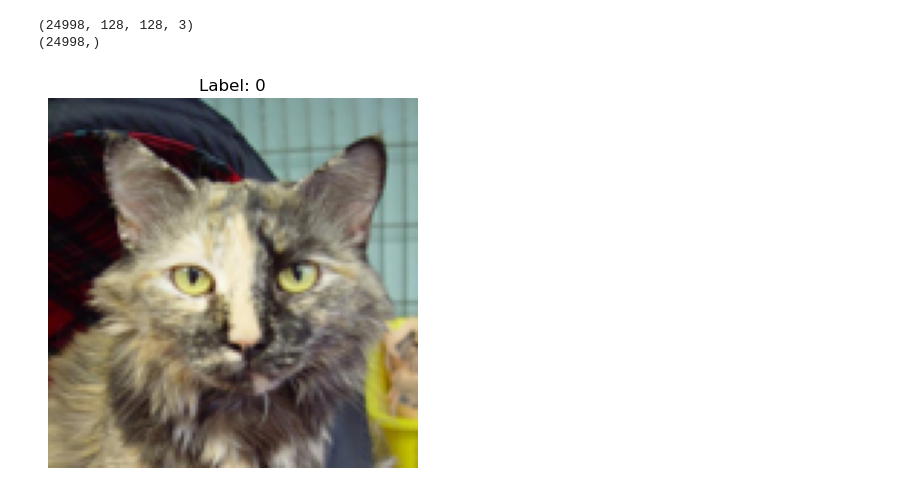
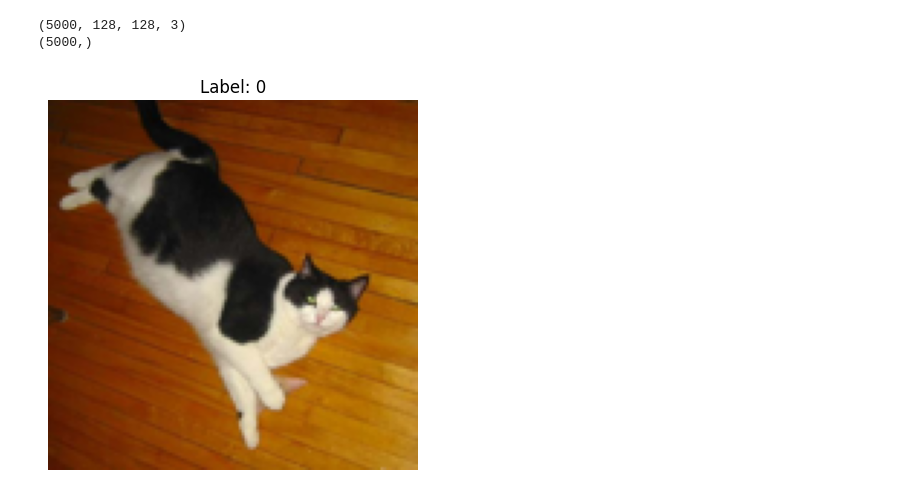
Before and after one commit to Horo27/Neural-Network-Examples, a Jupyter notebook: cats-dogs-classifier.ipynb, the cells around one changed output. Drawn from its saved outputs; the diff is of its cells as text; code cells hidden in the pictures.

```diff
--- a/cats-dogs-classifier.ipynb
+++ b/cats-dogs-classifier.ipynb
@@ -25,7 +26,7 @@ import os
 from PIL import Image
 import matplotlib.pyplot as plt
 # %%
-def load_images_from_folder(folder, label, img_size=(64,64), max_images=None):
+def load_images_from_folder(folder, label, img_size=(64,64), max_images=2500):
     images, labels = [], []
     for i, filename in enumerate(os.listdir(folder)):
         if filename.endswith('.jpg'):
@@ -47,18 +48,21 @@ dog_images, dog_labels = load_images_from_folder(f'{path}/PetImages/Dog', 1, img
 
 X = np.array(cat_images + dog_images)
 y = np.array(cat_labels + dog_labels)
+
+np.save('preprocessed_X.npy', X)
+np.save('preprocessed_y.npy', y)
 # %%
 print(X.shape)
 print(y.shape)
 # %% [output]
-(24998, 128, 128, 3)
-(24998,)
+(5000, 128, 128, 3)
+(5000,)
 # %%
-plt.imshow(X[2])
+plt.imshow(X[4])
 plt.title(f"Label: {y[2]}")
 plt.axis('off')
 plt.show()
 # %% [output]
-[figure, old version]
+[figure, new version]
 # %%
 #Normalize images from [0,255] to [0, 1]
```
Also changed, not shown: parts of 2 cells of this notebook.
